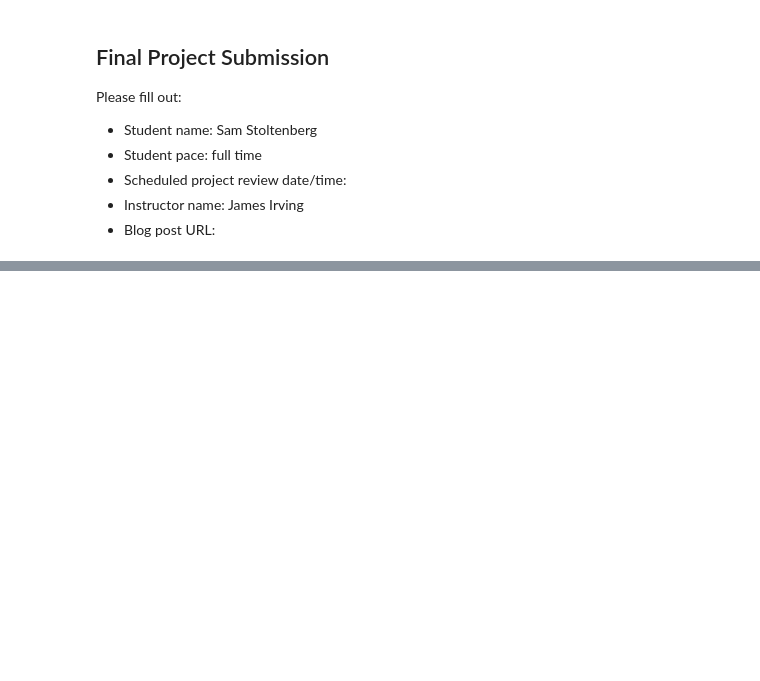
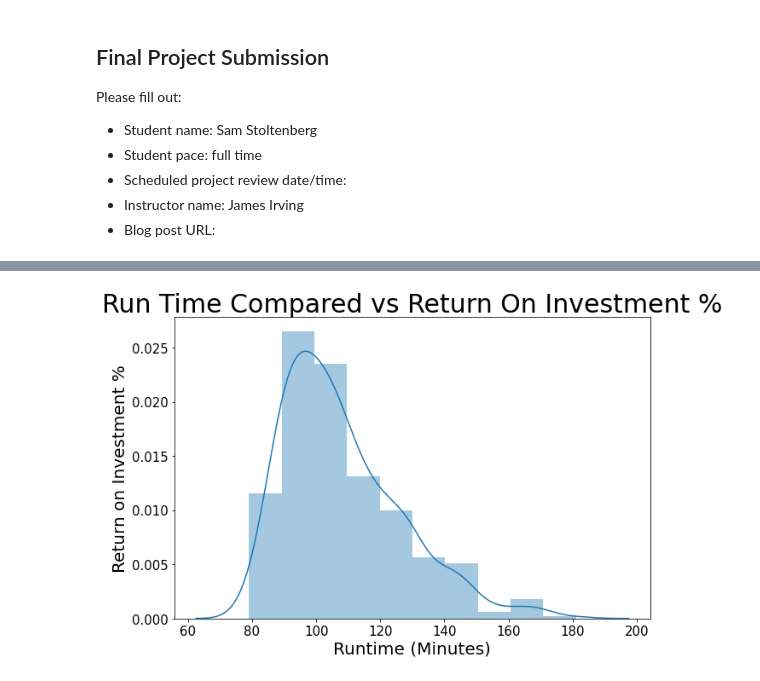
Before and after one commit to skelouse/dsc-mod-1-project-v2-1-onl01-dtsc-ft-070620, a Jupyter notebook: student.ipynb, the cells around one changed output, grey strips where cells are left out. Saved outputs shown, nothing was run; the diff lists cells and outputs as text; code cells hidden in the pictures; blank space fills up the shorter version.

```diff
--- a/student.ipynb
+++ b/student.ipynb
@@ -278,0 +208,40 @@ WHERE startYear > 2000
+# %%
+# Top genre list from Max. Generated by comparing each genre median/mean to the median/mean of all.
+# https://github.com/zero731
+genre_list = ['Thriller',  'Animation',  'Sci-Fi',  'Mystery',  'Music',  'Adventure',  'Fantasy',  'Comedy']
+def fix_genre(genres):
+    """Function to split the genres into lists, and remove genres that arn't in the list"""
+    new_genres = []
+    genres = genres.split(',')
+    for g in genres:
+        if g in genre_list:
+            new_genres.append(g)
+    return new_genres
+genre_df = called_df.copy(deep=True).dropna()
+genre_df['genres'] = genre_df['genres'].apply(lambda x: fix_genre(x))
+# Remove movies that no longer have a genre
+genre_df['genres'] = genre_df['genres'].map(lambda x: np.NaN if not x else x)
+genre_df = genre_df.dropna()
+# %%
+# Explode genres
+# i.e  ['Comedy', 'Animation'] to one row of 'Animation' and one of 'Comedy'
+genre_df = genre_df.explode(column='genres')
+# %%
+# Sort by ROI %
+genre_df = genre_df.sort_values(by='perc', ascending=False)
+genre_df['runtimeMinutes'] = genre_df['runtimeMinutes'].astype('int64')
+# %%
+# What would be the optimal runtime of a movie
+fig, ax = plt.subplots(figsize=(10, 6.5))
+sns.distplot(genre_df['runtimeMinutes'][0:500], bins=10, ax=ax)
+ax.set_title("Run Time Compared vs Return On Investment %")
+ax.title.set_fontsize(30)
+ax.xaxis.label.set_fontsize(20)
+ax.yaxis.label.set_fontsize(20)
+ax.xaxis.label.set_text("Runtime (Minutes)")
+ax.yaxis.label.set_text("Return on Investment %")
+ax.tick_params(axis='both', which='major', labelsize=15)
+
+# A runtime of 90-110 minutes would be ideal
+# %% [output]
+[figure, added]
```
Also changed, not shown: parts of 45 cells of this notebook, 27 other files.
